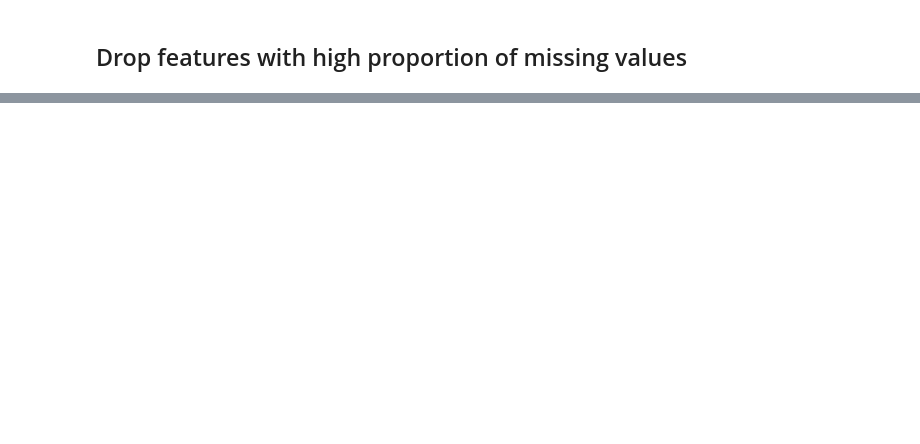
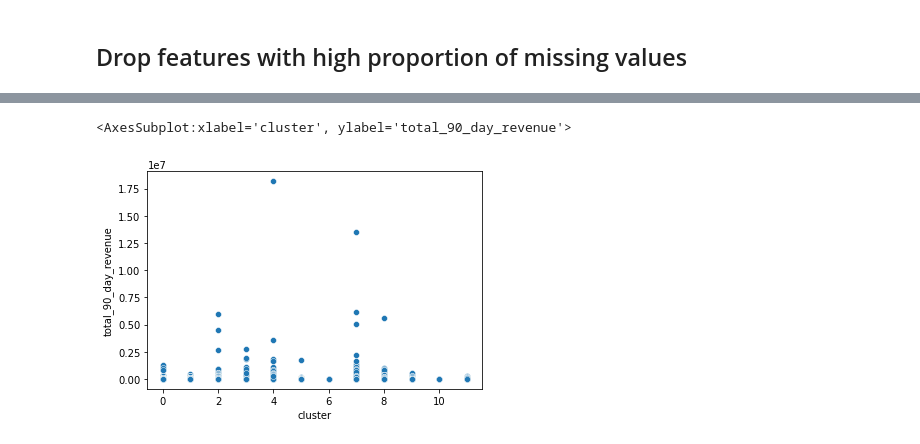
Before and after one commit to pezpet/airbnb-cdmx, a Jupyter notebook: cleaning_EDA.ipynb, the cells around one changed output, grey strips where cells are left out. Cells and saved outputs as stored; diff of their text form; code cells hidden in the pictures; blank space fills up the shorter version.

Commit message:
Data selected and cleaned. Will use clustering to then explore revenues. Now to do EDA

```diff
--- a/cleaning_EDA.ipynb
+++ b/cleaning_EDA.ipynb
@@ -423,0 +333,16 @@ Index(['latitude', 'longitude', 'room_type', 'accommodates', 'bedrooms',
+# %%
+from sklearn.preprocessing import StandardScaler, OneHotEncoder
+from sklearn.compose import make_column_transformer
+from sklearn.compose import make_column_selector
+import numpy as np
+from sklearn.cluster import KMeans
+
+ct = make_column_transformer(
+    (StandardScaler(), make_column_selector(dtype_include=np.number)),
+    (OneHotEncoder(), make_column_selector(dtype_include=object)),
+)
+# %%
+X_Sc = ct.fit_transform(X)
+# %%
+kmeans = KMeans(n_clusters=12, random_state=1331).fit(X_Sc)
+kmeans.labels_
@@ -423,0 +351,2 @@ Index(['latitude', 'longitude', 'room_type', 'accommodates', 'bedrooms',
+# %%
+june['cluster'] = kmeans.labels_
@@ -423,0 +387,6 @@ Index(['latitude', 'longitude', 'room_type', 'accommodates', 'bedrooms',
+# %%
+import seaborn as sns
+sns.scatterplot(data=june, x='cluster', y='total_90_day_revenue')
+# %% [output]
+<AxesSubplot:xlabel='cluster', ylabel='total_90_day_revenue'>
+[figure, added]
```
Also changed, not shown: parts of 24 cells of this notebook.
